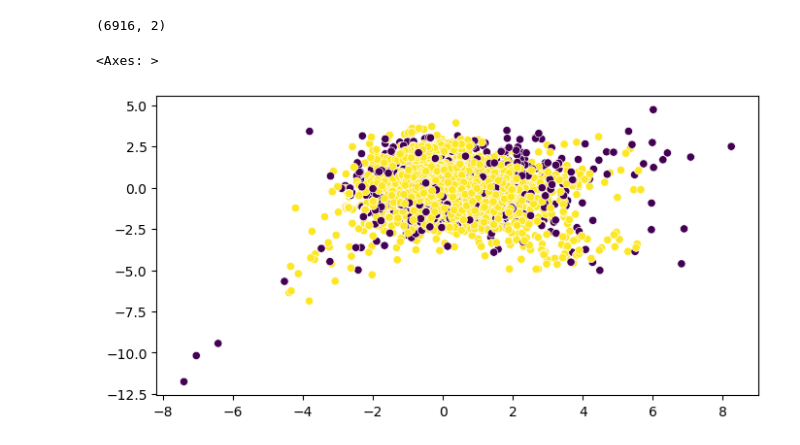
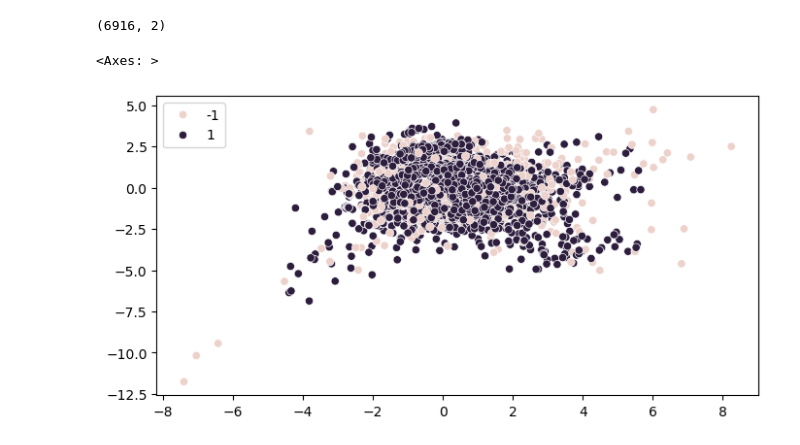
Before and after one commit to Murli-Bhatt/Unsupervised_ML, a Jupyter notebook: local_outlier_factor.ipynb, the cells around one changed output. Saved outputs shown, nothing was run; the diff lists cells and outputs as text; code cells hidden in the pictures.

```diff
--- a/local_outlier_factor.ipynb
+++ b/local_outlier_factor.ipynb
@@ -49,7 +49,7 @@ x_pca.shape
 (6916, 2)
 # %%
 plt.figure(figsize = (8,4))
-sns.scatterplot(x=x_pca[:,0],y=x_pca[:,1],c=labels)
+sns.scatterplot(x=x_pca[:,0],y=x_pca[:,1],hue=labels)
 # %% [output]
 <Axes: >
-[figure, old version]
+[figure, new version]
```
Also changed, not shown: 1 other file.
